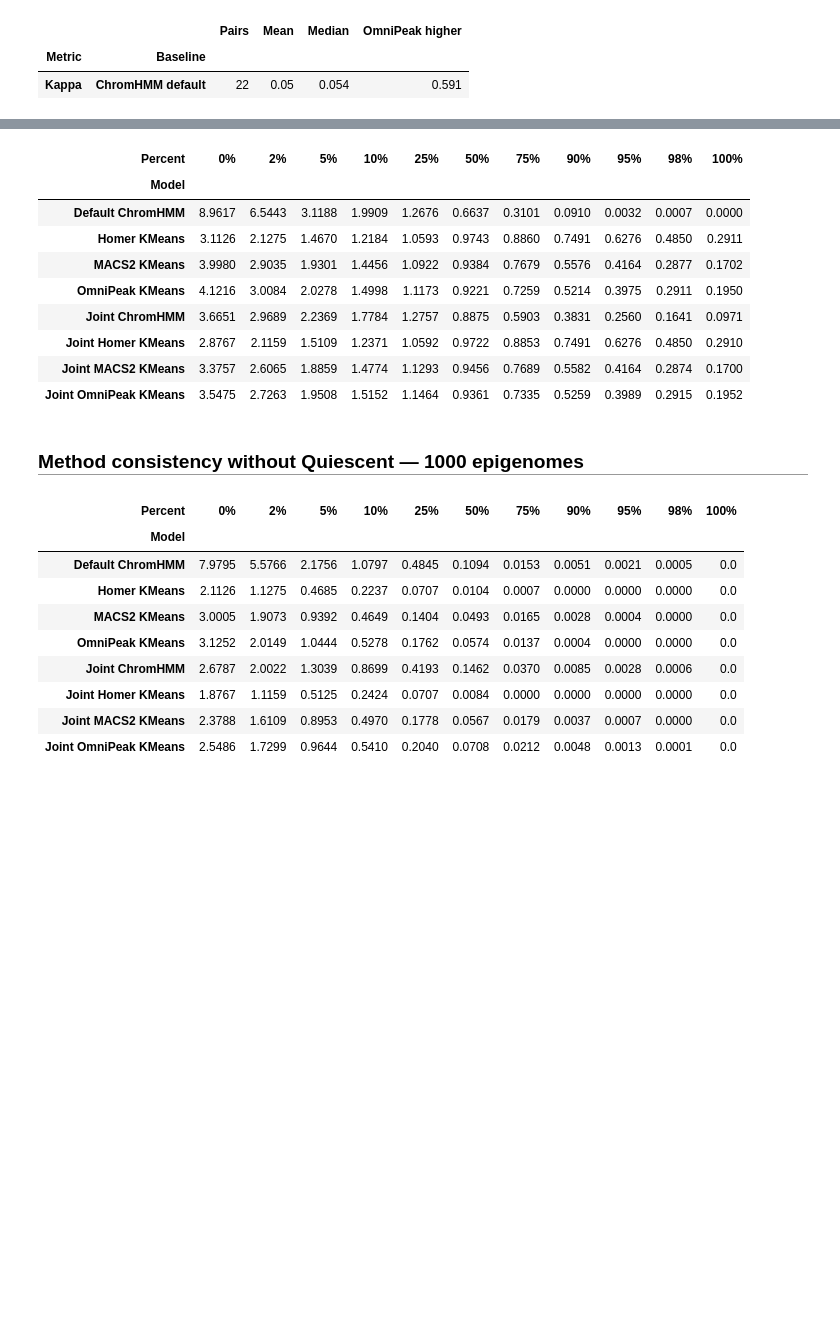
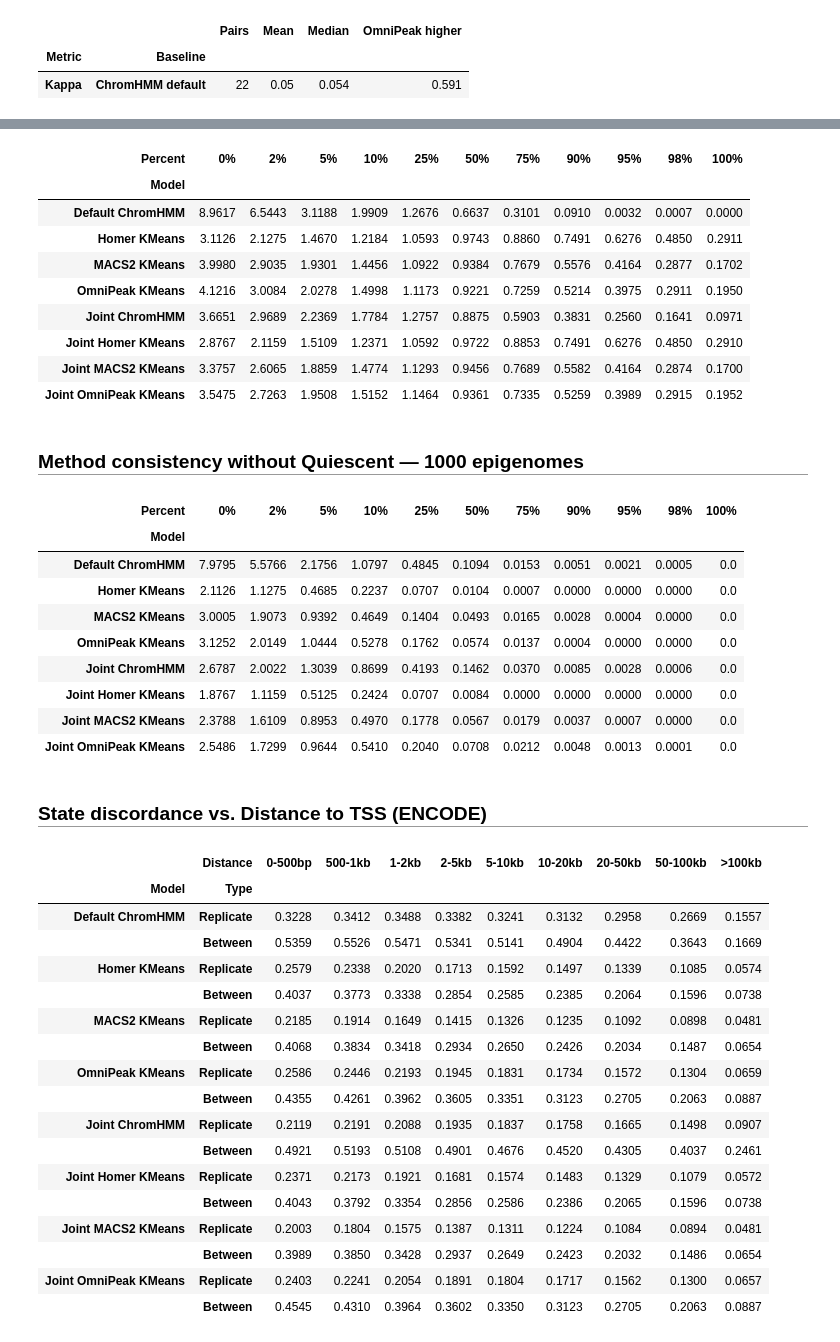
Before and after one commit to JetBrains-Research/segmentations, a Jupyter notebook: summary.ipynb, the cells around one changed output, grey strips where cells are left out. Saved outputs shown, nothing was run; the diff lists cells and outputs as text; code cells hidden in the pictures; blank space fills up the shorter version.

Commit message:
Position dependent states concordance

```diff
--- a/summary.ipynb
+++ b/summary.ipynb
@@ -2482,6 +2623,9 @@ for m, df_mat in df_state_retention_p_between_bal_agg.items():
 df_consistency, df_consistency_no_quies = collect_consistency(WORKDIRS)
 df_consistency_agg = aggregate_consistency_datasets(df_consistency)
 df_consistency_no_quies_agg = aggregate_consistency_datasets(df_consistency_no_quies)
+
+# Distance to TSS discordance computations
+df_distance_tss = collect_distance_tss_discordance(WORKDIRS)
 # %% [output]
 ENCODE caches in /Users/Oleg.Shpynov/data/2026_segmentations/encode/out
   ENCODE cross-assay counts stability (encode:replicates): no ChIP x Mint-ChIP dataset pair has a segmentation on both sides in this scope, so the axis is left to the other scope
@@ -3959,6 +4115,10 @@ for ds in DATASETS:
     if not df_ds_nq.empty:
         header(f"Method consistency without Quiescent — {ds_label}")
         display(df_ds_nq.pivot_table(index="Model", columns="Percent", values="Fraction", sort=False)[list(CONSISTENCY_PERCENT_LABELS)].round(4))
+
+if not df_distance_tss.empty:
+    header("State discordance vs. Distance to TSS (ENCODE)")
+    display(df_distance_tss.pivot_table(index=["Model", "Type"], columns="Distance", values="Discordance", sort=False)[list(analyze.DISTANCE_TSS_LABELS)].round(4))
 # %% [output]
 Method consistency (Aggregated)
 | Percent | 0% | 2% | 5% | 10% | 25% | 50% | 75% | 90% | 95% | 98% | 100% |
@@ -3999,30 +4159,49 @@ Method consistency without Quiescent — ENCODE
 | Default ChromHMM | 2.1686 | 2.1686 | 2.1686 | 2.1686 | 0.5451 | 0.0953 | 0.0240 | 0.0105 | 0.0011 | 0.0011 | 0.0011 |
 | Homer KMeans | 0.6616 | 0.6616 | 0.6616 | 0.6616 | 0.2458 | 0.0505 | 0.0064 | 0.0022 | 0.0008 | 0.0008 | 0.0008 |
 | MACS2 KMeans | 0.8282 | 0.8282 | 0.8282 | 0.8282 | 0.3857 | 0.0575 | 0.0049 | 0.0016 | 0.0006 | 0.0006 | 0.0006 |
 | OmniPeak KMeans | 1.0949 | 1.0949 | 1.0949 | 1.0949 | 0.4963 | 0.1258 | 0.0270 | 0.0092 | 0.0015 | 0.0015 | 0.0015 |
 | Joint ChromHMM | 0.7679 | 0.7679 | 0.7679 | 0.7679 | 0.7679 | 0.1192 | 0.1192 | 0.0370 | 0.0370 | 0.0370 | 0.0370 |
 | Joint Homer KMeans | 0.3828 | 0.3828 | 0.3828 | 0.3828 | 0.3828 | 0.0831 | 0.0831 | 0.0214 | 0.0214 | 0.0214 | 0.0214 |
 | Joint MACS2 KMeans | 0.3744 | 0.3744 | 0.3744 | 0.3744 | 0.3744 | 0.0919 | 0.0919 | 0.0160 | 0.0160 | 0.0160 | 0.0160 |
 | Joint OmniPeak KMeans | 0.5098 | 0.5098 | 0.5098 | 0.5098 | 0.5098 | 0.1235 | 0.1235 | 0.0282 | 0.0282 | 0.0282 | 0.0282 |
 Method consistency — 1000 epigenomes
 | Percent | 0% | 2% | 5% | 10% | 25% | 50% | 75% | 90% | 95% | 98% | 100% |
 | Model |  |  |  |  |  |  |  |  |  |  |  |
 | Default ChromHMM | 8.9617 | 6.5443 | 3.1188 | 1.9909 | 1.2676 | 0.6637 | 0.3101 | 0.0910 | 0.0032 | 0.0007 | 0.0000 |
 | Homer KMeans | 3.1126 | 2.1275 | 1.4670 | 1.2184 | 1.0593 | 0.9743 | 0.8860 | 0.7491 | 0.6276 | 0.4850 | 0.2911 |
 | MACS2 KMeans | 3.9980 | 2.9035 | 1.9301 | 1.4456 | 1.0922 | 0.9384 | 0.7679 | 0.5576 | 0.4164 | 0.2877 | 0.1702 |
 | OmniPeak KMeans | 4.1216 | 3.0084 | 2.0278 | 1.4998 | 1.1173 | 0.9221 | 0.7259 | 0.5214 | 0.3975 | 0.2911 | 0.1950 |
 | Joint ChromHMM | 3.6651 | 2.9689 | 2.2369 | 1.7784 | 1.2757 | 0.8875 | 0.5903 | 0.3831 | 0.2560 | 0.1641 | 0.0971 |
 | Joint Homer KMeans | 2.8767 | 2.1159 | 1.5109 | 1.2371 | 1.0592 | 0.9722 | 0.8853 | 0.7491 | 0.6276 | 0.4850 | 0.2910 |
 | Joint MACS2 KMeans | 3.3757 | 2.6065 | 1.8859 | 1.4774 | 1.1293 | 0.9456 | 0.7689 | 0.5582 | 0.4164 | 0.2874 | 0.1700 |
 | Joint OmniPeak KMeans | 3.5475 | 2.7263 | 1.9508 | 1.5152 | 1.1464 | 0.9361 | 0.7335 | 0.5259 | 0.3989 | 0.2915 | 0.1952 |
 Method consistency without Quiescent — 1000 epigenomes
 | Percent | 0% | 2% | 5% | 10% | 25% | 50% | 75% | 90% | 95% | 98% | 100% |
 | Model |  |  |  |  |  |  |  |  |  |  |  |
 | Default ChromHMM | 7.9795 | 5.5766 | 2.1756 | 1.0797 | 0.4845 | 0.1094 | 0.0153 | 0.0051 | 0.0021 | 0.0005 | 0.0 |
 | Homer KMeans | 2.1126 | 1.1275 | 0.4685 | 0.2237 | 0.0707 | 0.0104 | 0.0007 | 0.0000 | 0.0000 | 0.0000 | 0.0 |
 | MACS2 KMeans | 3.0005 | 1.9073 | 0.9392 | 0.4649 | 0.1404 | 0.0493 | 0.0165 | 0.0028 | 0.0004 | 0.0000 | 0.0 |
 | OmniPeak KMeans | 3.1252 | 2.0149 | 1.0444 | 0.5278 | 0.1762 | 0.0574 | 0.0137 | 0.0004 | 0.0000 | 0.0000 | 0.0 |
 | Joint ChromHMM | 2.6787 | 2.0022 | 1.3039 | 0.8699 | 0.4193 | 0.1462 | 0.0370 | 0.0085 | 0.0028 | 0.0006 | 0.0 |
 | Joint Homer KMeans | 1.8767 | 1.1159 | 0.5125 | 0.2424 | 0.0707 | 0.0084 | 0.0000 | 0.0000 | 0.0000 | 0.0000 | 0.0 |
 | Joint MACS2 KMeans | 2.3788 | 1.6109 | 0.8953 | 0.4970 | 0.1778 | 0.0567 | 0.0179 | 0.0037 | 0.0007 | 0.0000 | 0.0 |
 | Joint OmniPeak KMeans | 2.5486 | 1.7299 | 0.9644 | 0.5410 | 0.2040 | 0.0708 | 0.0212 | 0.0048 | 0.0013 | 0.0001 | 0.0 |
+State discordance vs. Distance to TSS (ENCODE)
+|  | Distance | 0-500bp | 500-1kb | 1-2kb | 2-5kb | 5-10kb | 10-20kb | 20-50kb | 50-100kb | >100kb |
+| Model | Type |  |  |  |  |  |  |  |  |  |
+| Default ChromHMM | Replicate | 0.3228 | 0.3412 | 0.3488 | 0.3382 | 0.3241 | 0.3132 | 0.2958 | 0.2669 | 0.1557 |
+|  | Between | 0.5359 | 0.5526 | 0.5471 | 0.5341 | 0.5141 | 0.4904 | 0.4422 | 0.3643 | 0.1669 |
+| Homer KMeans | Replicate | 0.2579 | 0.2338 | 0.2020 | 0.1713 | 0.1592 | 0.1497 | 0.1339 | 0.1085 | 0.0574 |
+|  | Between | 0.4037 | 0.3773 | 0.3338 | 0.2854 | 0.2585 | 0.2385 | 0.2064 | 0.1596 | 0.0738 |
+| MACS2 KMeans | Replicate | 0.2185 | 0.1914 | 0.1649 | 0.1415 | 0.1326 | 0.1235 | 0.1092 | 0.0898 | 0.0481 |
+|  | Between | 0.4068 | 0.3834 | 0.3418 | 0.2934 | 0.2650 | 0.2426 | 0.2034 | 0.1487 | 0.0654 |
+| OmniPeak KMeans | Replicate | 0.2586 | 0.2446 | 0.2193 | 0.1945 | 0.1831 | 0.1734 | 0.1572 | 0.1304 | 0.0659 |
+|  | Between | 0.4355 | 0.4261 | 0.3962 | 0.3605 | 0.3351 | 0.3123 | 0.2705 | 0.2063 | 0.0887 |
+| Joint ChromHMM | Replicate | 0.2119 | 0.2191 | 0.2088 | 0.1935 | 0.1837 | 0.1758 | 0.1665 | 0.1498 | 0.0907 |
+|  | Between | 0.4921 | 0.5193 | 0.5108 | 0.4901 | 0.4676 | 0.4520 | 0.4305 | 0.4037 | 0.2461 |
+| Joint Homer KMeans | Replicate | 0.2371 | 0.2173 | 0.1921 | 0.1681 | 0.1574 | 0.1483 | 0.1329 | 0.1079 | 0.0572 |
+|  | Between | 0.4043 | 0.3792 | 0.3354 | 0.2856 | 0.2586 | 0.2386 | 0.2065 | 0.1596 | 0.0738 |
+| Joint MACS2 KMeans | Replicate | 0.2003 | 0.1804 | 0.1575 | 0.1387 | 0.1311 | 0.1224 | 0.1084 | 0.0894 | 0.0481 |
+|  | Between | 0.3989 | 0.3850 | 0.3428 | 0.2937 | 0.2649 | 0.2423 | 0.2032 | 0.1486 | 0.0654 |
+| Joint OmniPeak KMeans | Replicate | 0.2403 | 0.2241 | 0.2054 | 0.1891 | 0.1804 | 0.1717 | 0.1562 | 0.1300 | 0.0657 |
+|  | Between | 0.4545 | 0.4310 | 0.3964 | 0.3602 | 0.3350 | 0.3123 | 0.2705 | 0.2063 | 0.0887 |
```
Also changed, not shown: parts of 3 cells of this notebook, 2 other files.
